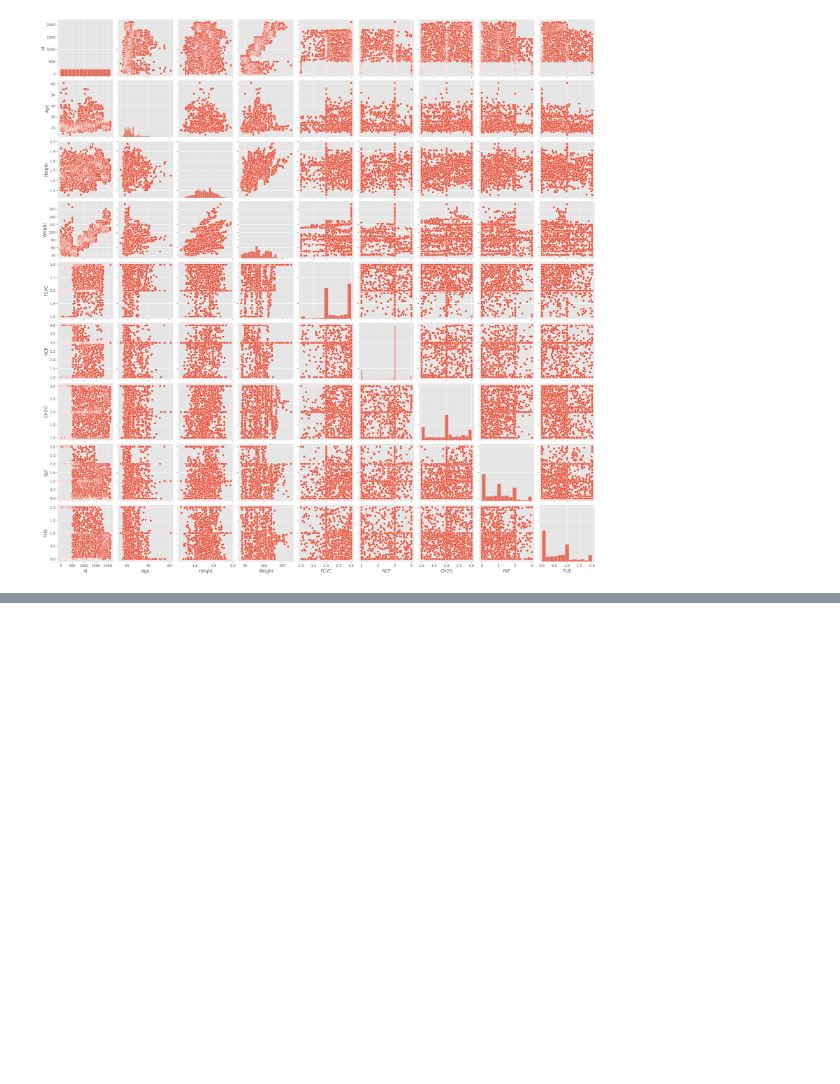
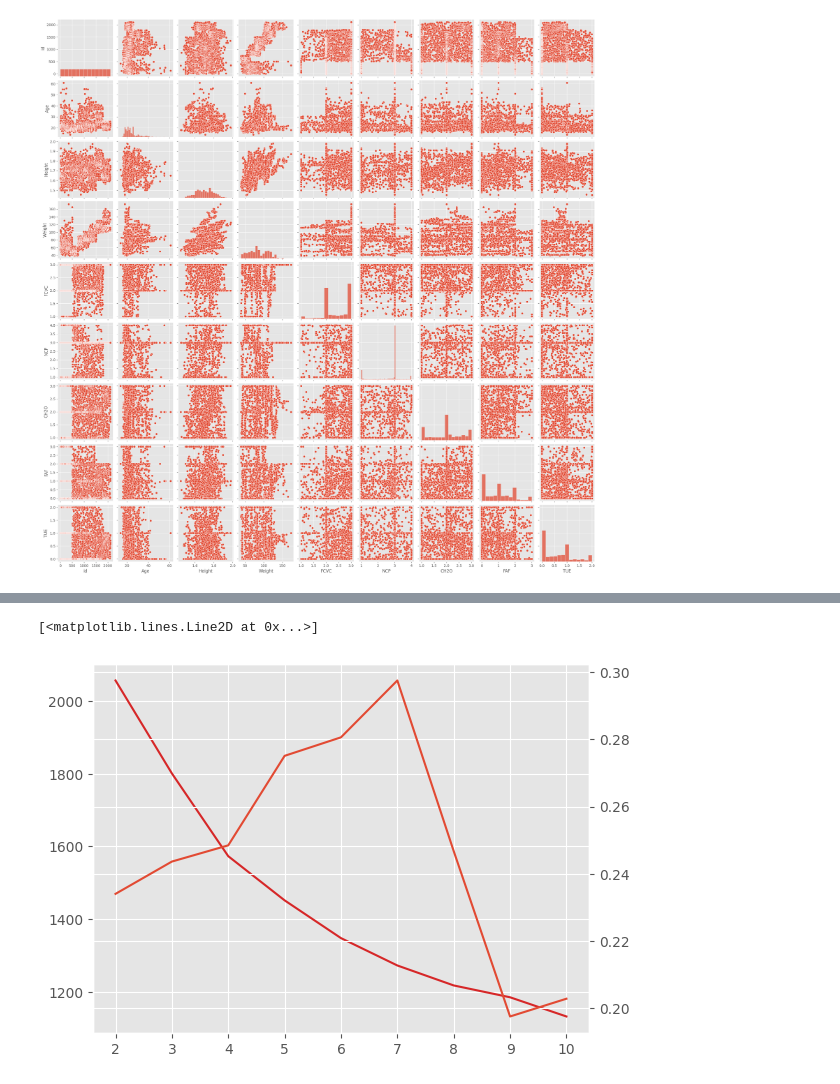
Before and after one commit to carnivuth/datamining, a Jupyter notebook: labs/exams/15_01_2024/exam.ipynb, the cells around one changed output, grey strips where cells are left out. Saved outputs shown, nothing was run; the diff lists cells and outputs as text; code cells hidden in the pictures; blank space fills up the shorter version.

```diff
--- a/labs/exams/15_01_2024/exam.ipynb
+++ b/labs/exams/15_01_2024/exam.ipynb
@@ -85,0 +87,6 @@ df_transofrmed.head()
+# %%
+oren=prp.OrdinalEncoder(dtype=np.int32)
+
+for col in df.columns:
+    if df[col].dtype=="object" and len(np.unique(df[col]))== 2:
+        df[col]= oren.fit_transform(np.array(df[col]).reshape(-1, 1))
@@ -85,0 +95,12 @@ df_transofrmed.head()
+# %%
+ohen=prp.OneHotEncoder(handle_unknown="ignore",sparse_output=False,dtype=np.int32)
+
+for col in df.columns:
+    if df[col].dtype=="object" and len(np.unique(df[col]))> 2:
+        df[col]= ohen.fit_transform(np.array(df[col]).reshape(-1, 1))
+# %%
+mms = prp.MinMaxScaler()
+
+for col in df.columns:
+    if df[col].dtype != 'object':  #check if the elements from the column aren't of type 'object'
+        df[col] = mms.fit_transform(np.array(df[col]).reshape(-1, 1))
@@ -85,0 +109,22 @@ df_transofrmed.head()
+# %%
+silhouette=[]
+inhertias=[]
+k_values=range(2,11)
+
+for k in k_values:
+    km=KMeans(n_clusters=k)
+    y_km = km.fit_predict(df)
+    silhouette.append(silhouette_score(df, y_km))
+    inhertias.append(km.inertia_)
+# %%
+fig, ax1 = plt.subplots()
+
+color = 'tab:red'
+ax1.plot(k_values, inhertias, color=color)
+
+ax2=ax1.twinx()
+ax2.plot(k_values,silhouette)
+plt.ylim([0,1])
+# %% [output]
+[<matplotlib.lines.Line2D at 0x...>]
+[figure, added]
```
Also changed, not shown: parts of 14 cells of this notebook.
